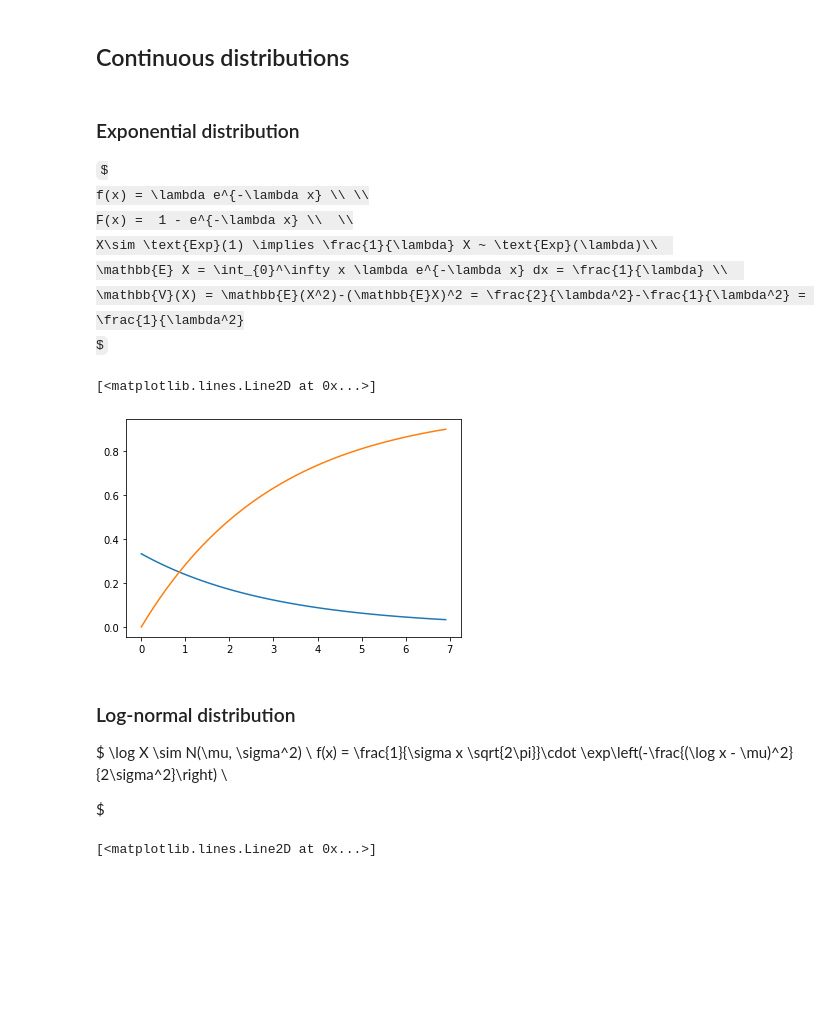
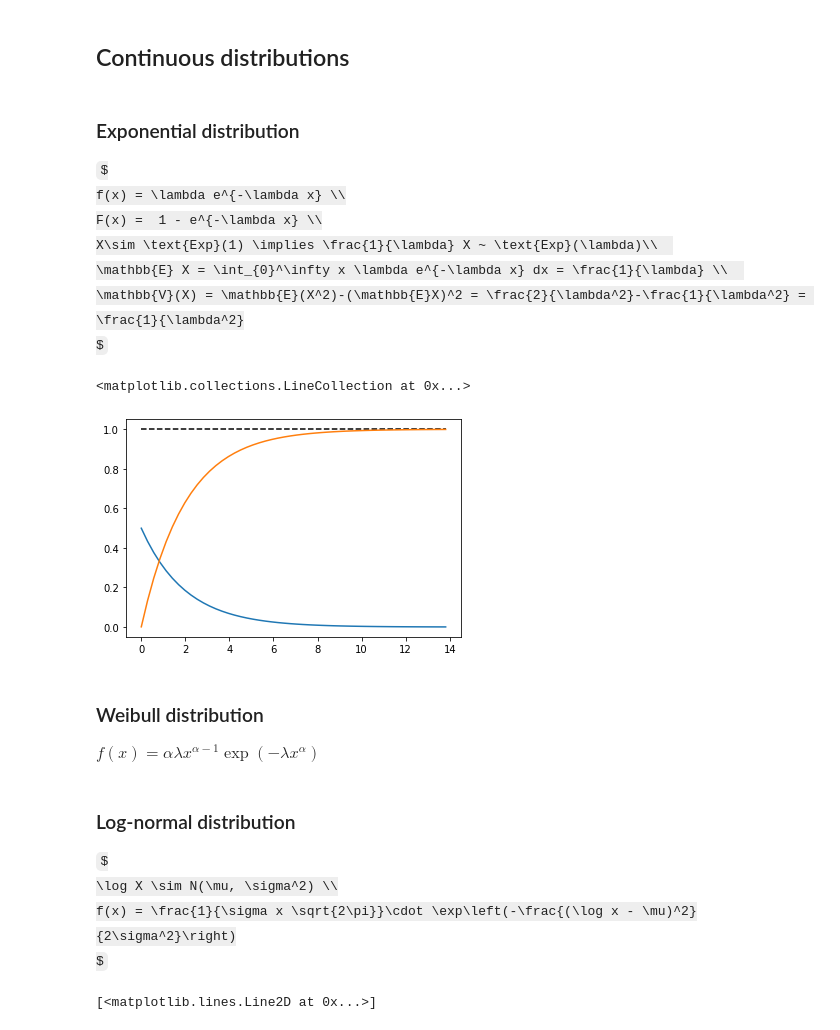
Before and after one commit to normannexo/Mathematics-notebooks, a Jupyter notebook: probs_n_stats_-_probability distributions.ipynb, the cells around one changed output. Saved outputs shown, nothing was run; the diff lists cells and outputs as text; code cells hidden in the pictures; some formulas as TeX source; blank space fills up the shorter version.

```diff
--- a/probs_n_stats_-_probability distributions.ipynb
+++ b/probs_n_stats_-_probability distributions.ipynb
@@ -11,26 +11,32 @@ import matplotlib.pyplot as plt
 ### Exponential distribution
 
 $
-f(x) = \lambda e^{-\lambda x} \\ \\
-F(x) =  1 - e^{-\lambda x} \\  \\
+f(x) = \lambda e^{-\lambda x} \\
+F(x) =  1 - e^{-\lambda x} \\
 X\sim \text{Exp}(1) \implies \frac{1}{\lambda} X ~ \text{Exp}(\lambda)\\
 \mathbb{E} X = \int_{0}^\infty x \lambda e^{-\lambda x} dx = \frac{1}{\lambda} \\
 \mathbb{V}(X) = \mathbb{E}(X^2)-(\mathbb{E}X)^2 = \frac{2}{\lambda^2}-\frac{1}{\lambda^2} = \frac{1}{\lambda^2}
 $
 # %%
-x = np.linspace(expon.ppf(0.001), expon.ppf(0.999))
-plt.plot(x, expon.pdf(x, scale=3))
-plt.plot(x, expon.cdf(x, scale=3))
+scale = 2
+x = np.linspace(expon.ppf(0.001, scale=scale), expon.ppf(0.999, scale=scale))
+plt.plot(x, expon.pdf(x, scale=scale))
+plt.plot(x, expon.cdf(x, scale=scale))
+plt.hlines(1, x[0], x[-1], linestyles='dashed')
 # %% [output]
-[<matplotlib.lines.Line2D at 0x...>]
+<matplotlib.collections.LineCollection at 0x...>
-[figure, old version]
+[figure, new version]
+# %% [markdown]
+### Weibull distribution
+$
+f(x) = \alpha \lambda x^{\alpha - 1} \exp(-\lambda x^\alpha)
+$
 # %% [markdown]
 ### Log-normal distribution
 
 $
 \log X \sim N(\mu, \sigma^2) \\
-f(x) = \frac{1}{\sigma x \sqrt{2\pi}}\cdot \exp\left(-\frac{(\log x - \mu)^2}{2\sigma^2}\right) \\
-
+f(x) = \frac{1}{\sigma x \sqrt{2\pi}}\cdot \exp\left(-\frac{(\log x - \mu)^2}{2\sigma^2}\right)
 $
 # %%
 x = np.linspace(0, 5)
```
Also changed, not shown: parts of 1 cell of this notebook, 2 other files.
